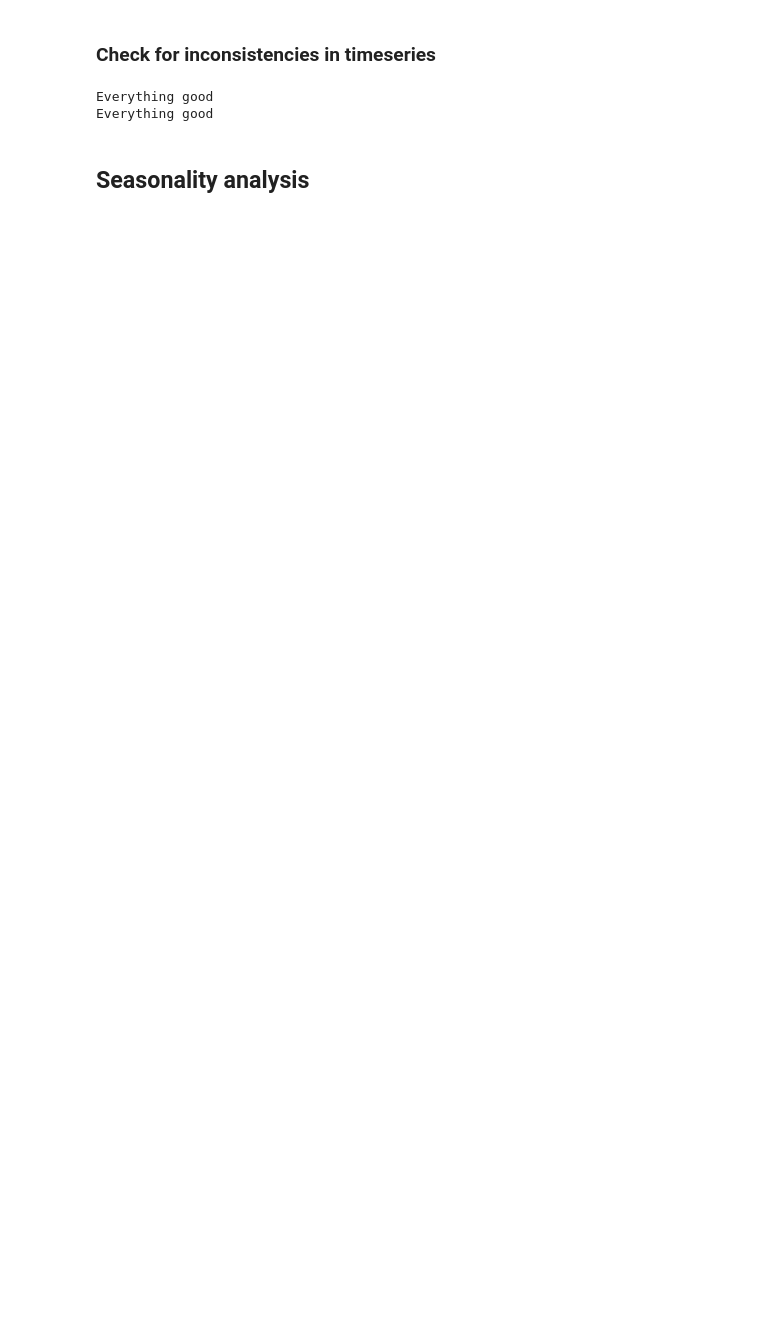
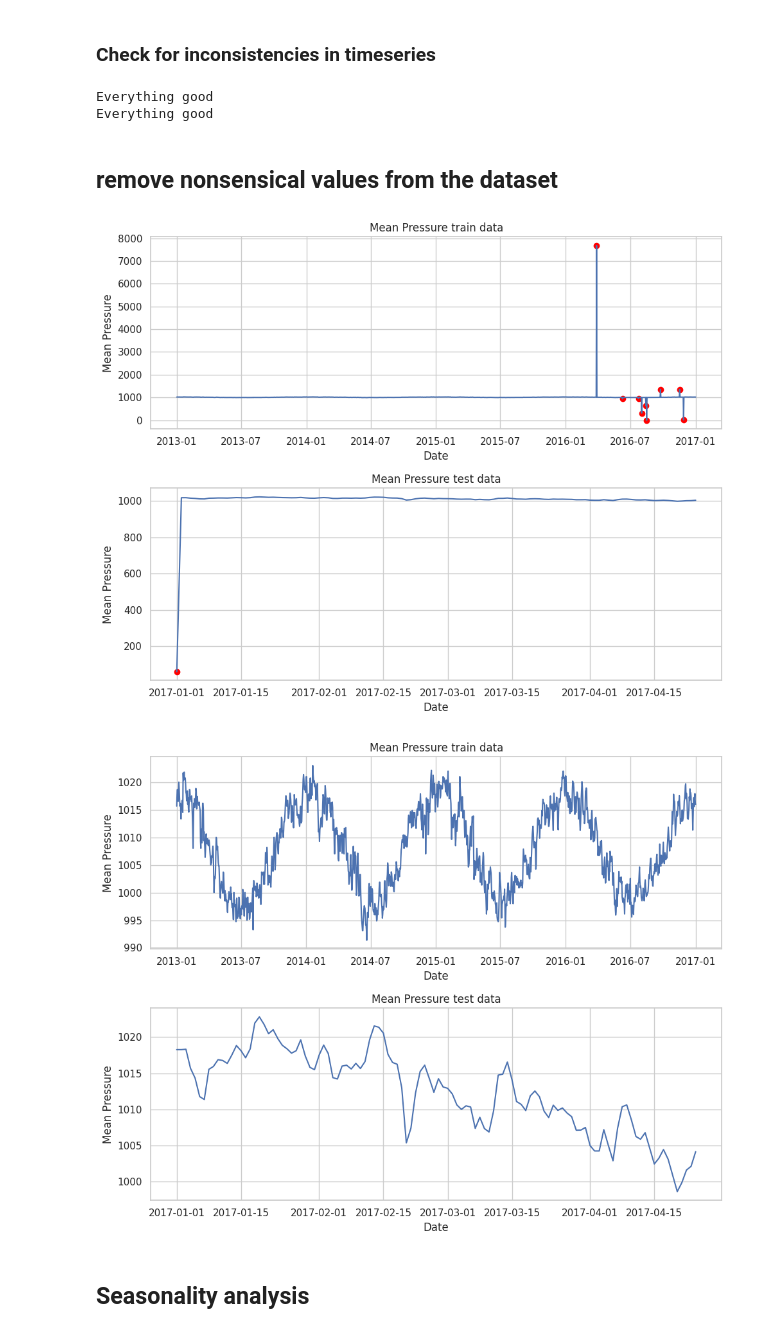
Before and after one commit to Unexp1ainable/ADAML-Project2, a Jupyter notebook: project.ipynb, the cells around one changed output. Drawn from its saved outputs; the diff is of its cells as text; code cells hidden in the pictures; blank space fills up the shorter version.

```diff
--- a/project.ipynb
+++ b/project.ipynb
@@ -120,3 +120,5 @@ check_inconsistencies(df_train.index)
 # %% [output]
 Everything good
 Everything good
+# %% [markdown]
+## remove nonsensical values from the dataset
@@ -123,3 +154,25 @@ Everything good
+# %%
+plot_meanpressure_outliers()
+
+for index in df_train[df_train['meanpressure'] > 1070].index:
+    prev_value = df_train.loc[index - 1 * timedelta(1), 'meanpressure']
+    next_value = df_train.loc[index + 1 * timedelta(1), 'meanpressure']
+    average = (prev_value + next_value) / 2
+    df_train.loc[index, 'meanpressure'] = average
+
+
+for index in df_train[df_train['meanpressure'] < 980].index:
+    prev_value = df_train.loc[index - 1 * timedelta(1), 'meanpressure']
+    next_value = df_train.loc[index + 1 * timedelta(1), 'meanpressure']
+    average = (prev_value + next_value) / 2
+    df_train.loc[index, 'meanpressure'] = average
+
+# first row is an outlier and no great way of interpolating it, so I just copy next value into it
+df_test["meanpressure"].iloc[0] = df_test["meanpressure"].iloc[1]
+plot_meanpressure_outliers()
+# %% [output]
+[figure, added]
+[figure, added]
 # %% [markdown]
 ## Seasonality analysis
 # %%
```
Also changed, not shown: parts of 6 cells of this notebook.
